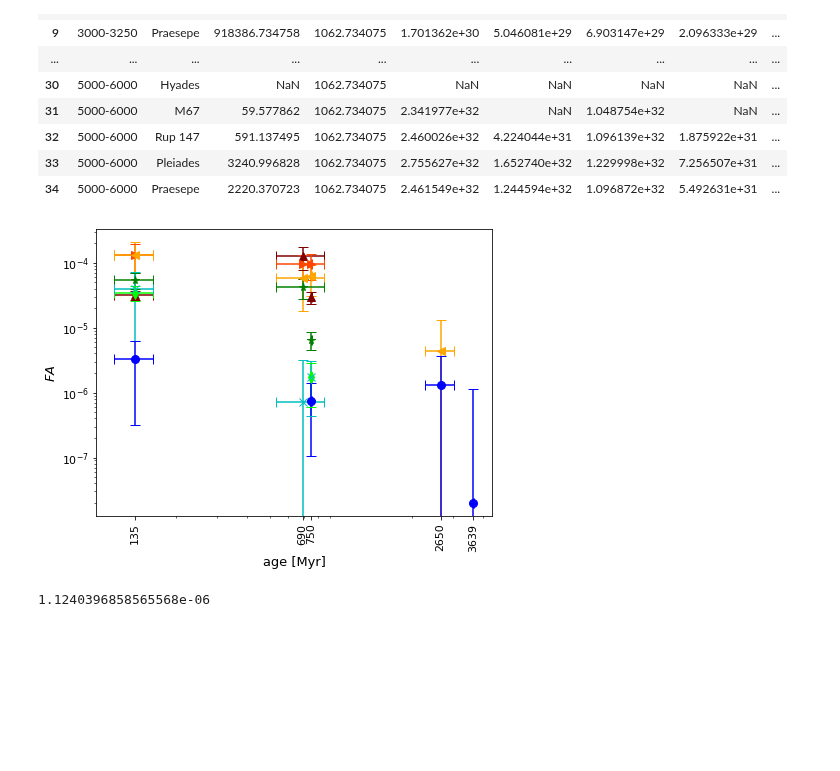
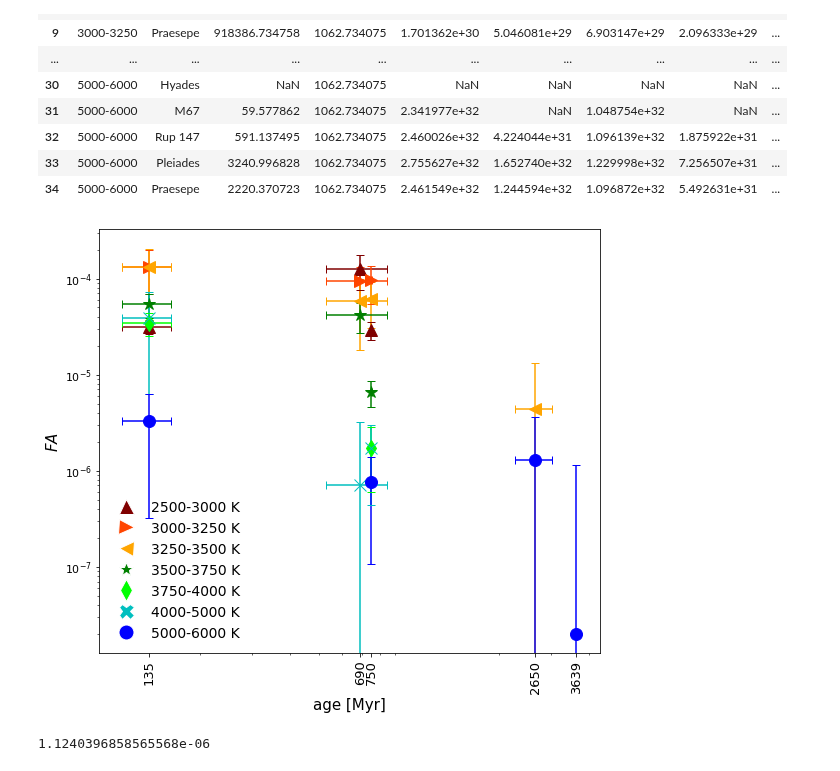
Before and after one commit to ekaterinailin/flares-in-clusters-with-k2-ii, a Jupyter notebook: VettingFlares/FA.ipynb, the cells around one changed output. Cells and saved outputs as stored; diff of their text form; code cells hidden in the pictures; blank space fills up the shorter version.

```diff
--- a/VettingFlares/FA.ipynb
+++ b/VettingFlares/FA.ipynb
@@ -12,7 +12,7 @@ tstamp = time.strftime("%d_%m_%Y_%H_%M", time.localtime())
 
 for att in ['axes.labelsize', 'axes.titlesize', 'legend.fontsize',
             'legend.fontsize', 'xtick.labelsize', 'ytick.labelsize']:
-    plt.rcParams[att] = 13
+    plt.rcParams[att] = 15
 
 
 import logging
@@ -20,6 +20,8 @@ logger = logging.getLogger()
 logger.setLevel(logging.CRITICAL)
 
 
+from matplotlib.lines import Line2D
+
 paperdir="/home/ekaterina/Documents/002_writing/flares-in-clusters-ii-draft/Flares_in_Clusters_with_K2_2/"
 # %%
 luminosities = pd.DataFrame()
@@ -284,38 +286,42 @@ FA
 # %%
 plt.rcParams['xtick.labelsize'] = 11
 plt.rcParams['ytick.labelsize'] = 11
-fig, ax = plt.subplots(figsize=(6.5,5))
+fig, ax = plt.subplots(figsize=(8,7))
 Tcols = {"2750":["^","maroon"],
          "3125":[">","orangered"],
          "3375":["<","orange"],
          "3625":["*","green"],
          "3875":["d","lime"],
-         "4500":["x","c"],
+         "4500":["X","c"],
          "5500":["o","blue"],}
+handles = []
 for label, g in FA.groupby("Tmid"):
 
     g.loc[:,"cluster"] = pd.Categorical(g.cluster,
                       categories=["Pleiades","Hyades","Praesepe","Rup 147", "M67"],
                       ordered=True)
     g = g.sort_values(by="cluster")
-    ax.errorbar(x="age", xerr="age_uperr",y="FA",yerr="FAerr",capsize=5,data=g,
+    ax.errorbar(x="age", xerr="age_uperr",y="FA",yerr="FAerr",capsize=4,data=g,
            label=f"{g.Tmin.iloc[0]}-{g.Tmax.iloc[0]} K", c=Tcols[str(label)][1],
-          fmt=Tcols[str(label)][0],markersize=8)#s=120,)#
-
+          fmt=Tcols[str(label)][0].lower(),markersize=12)#s=120,)#
+    handles.append(Line2D([np.nan], [np.nan], color="w", marker=Tcols[str(label)][0],
+                          label=f"{g.Tmin.iloc[0]}-{g.Tmax.iloc[0]} K",
+                           markerfacecolor=Tcols[str(label)][1], markersize=15))
 
 
 ax.set_xlabel("age [Myr]")
 ax.set_ylabel(r"$FA$")
 ax.set_xscale("log")
 ax.set_yscale("log")
 ax.set_xticks(FA.age.astype(float).unique())
-ax.set_xticklabels(labels=FA.age.unique(), rotation=90)
-#ax.legend(loc=(1.03,.5))
+ax.set_xticklabels(labels=FA.age.unique(), rotation=90, fontsize=13)
+
+ax.legend(handles=handles, loc=3, fontsize=14, frameon=False)
 plt.tight_layout()
 plt.savefig(f"plots/{tstamp}_FA_T_age_Ethresh.png", dpi=300)
 plt.savefig(f"{paperdir}pics/FA/FA_T_age_Ethresh.png", dpi=300)
 # %% [output]
-[figure, old version]
+[figure, new version]
 # %%
 m67 = df[(df.cluster=="ngc2682") & (df.real==1) & (df.Teff_median<6000)]
 t =  (m67.dtp_tot * 30. * 60.).values[0]
```
Also changed, not shown: 1 other file.
